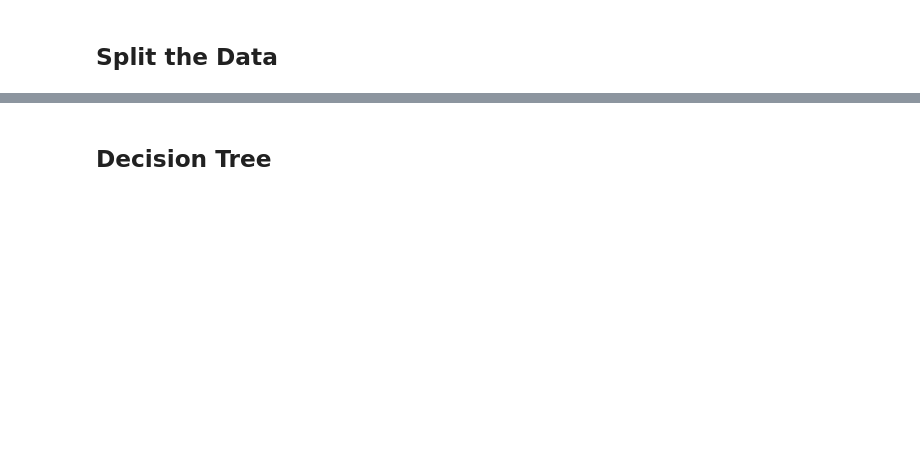
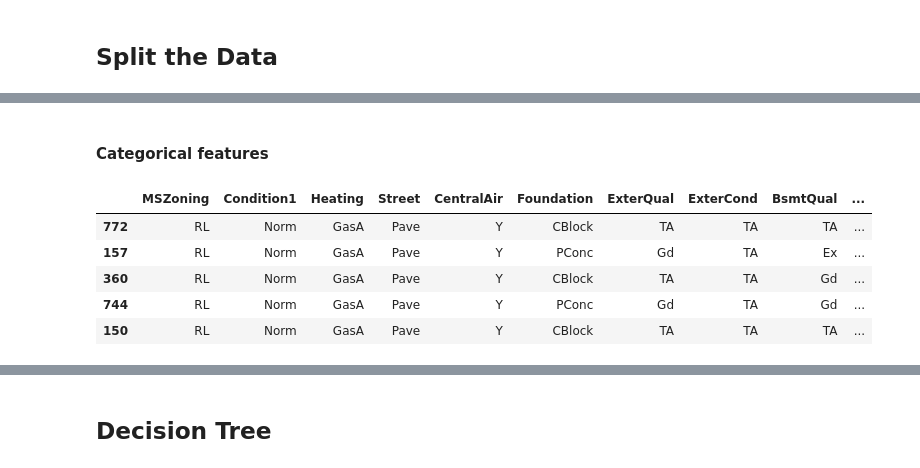
Before and after one commit to FindWhatYou/supervised_learning_project, a Jupyter notebook: 5_housing_data_iteration3_desigion_tree.ipynb, the cells around one changed output, grey strips where cells are left out. Drawn from its saved outputs; the diff is of its cells as text; code cells hidden in the pictures; blank space fills up the shorter version.

```diff
--- a/5_housing_data_iteration3_desigion_tree_ copy.ipynb
+++ b/5_housing_data_iteration3_desigion_tree.ipynb
@@ -113,0 +105,21 @@ X_train.select_dtypes(exclude="number")
+# %% [markdown]
+#### Categorical features
+# %%
+# selecting non-numerical columns
+X_train_cat = X_train.select_dtypes(exclude="number")
+
+# defining the imputer to use "N_A" as replacement value
+cat_imputer = SimpleImputer(strategy="constant",
+                            fill_value="N_A").set_output(transform='pandas')
+
+# fitting and transforming
+X_cat_imputed = cat_imputer.fit_transform(X_train_cat)
+
+X_cat_imputed.head()
+# %% [output]
+|  | MSZoning | Condition1 | Heating | Street | CentralAir | Foundation | ExterQual | ExterCond | BsmtQual | ... |
+| 772 | RL | Norm | GasA | Pave | Y | CBlock | TA | TA | TA | ... |
+| 157 | RL | Norm | GasA | Pave | Y | PConc | Gd | TA | Ex | ... |
+| 360 | RL | Norm | GasA | Pave | Y | CBlock | TA | TA | Gd | ... |
+| 744 | RL | Norm | GasA | Pave | Y | PConc | Gd | TA | Gd | ... |
+| 150 | RL | Norm | GasA | Pave | Y | CBlock | TA | TA | TA | ... |
```
Also changed, not shown: parts of 12 cells of this notebook.
